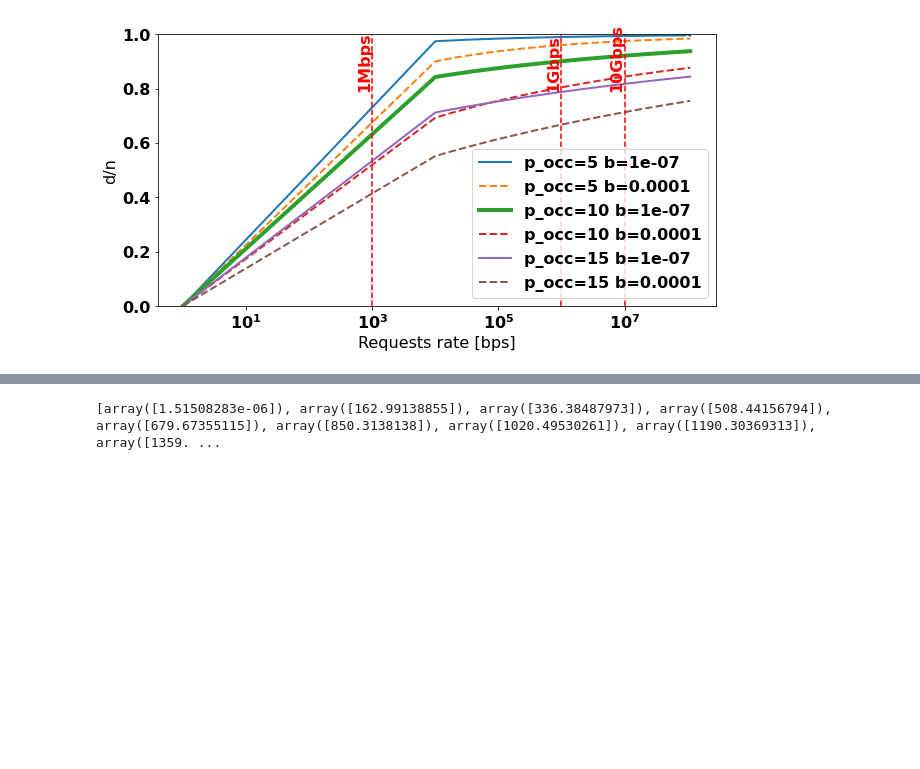
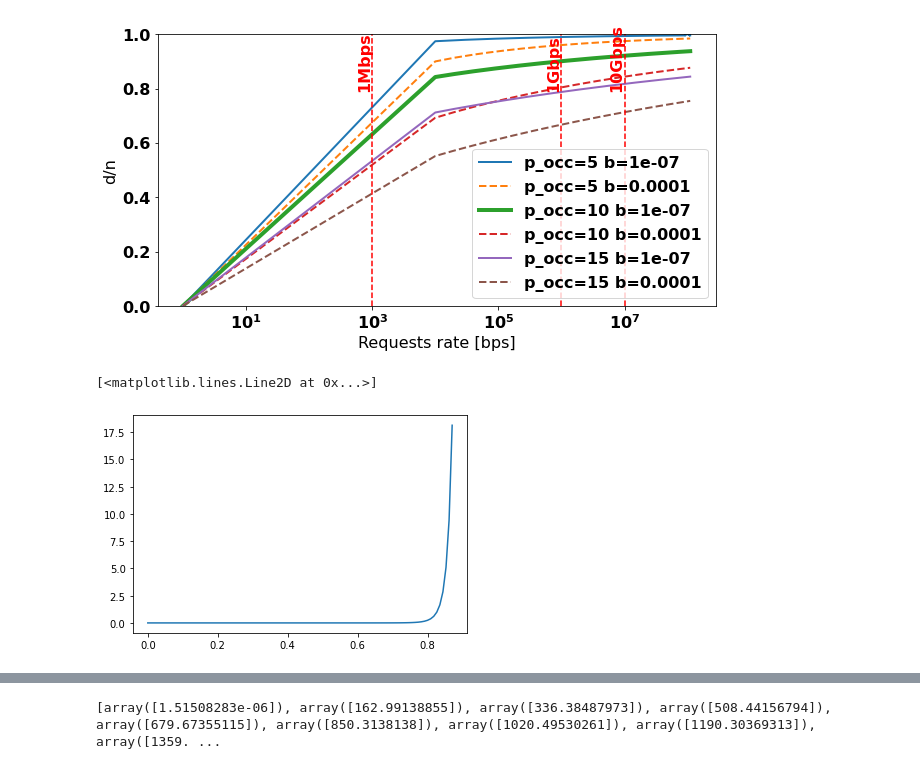
Before and after one commit to datahop/p2p-service-discovery, a Jupyter notebook: service-discovery/python/analysis_section.ipynb, the cells around one changed output, grey strips where cells are left out. Cells and saved outputs as stored; diff of their text form; code cells hidden in the pictures; blank space fills up the shorter version.

```diff
--- a/service-discovery/python/analysis_section.ipynb
+++ b/service-discovery/python/analysis_section.ipynb
@@ -77,7 +77,11 @@ plt.show()
 # %%
 import numpy as np
 import matplotlib.pyplot as plt
 from scipy.optimize import fsolve
-cC = np.linspace(0, 0.851, 100)
-w_max = 0.0001/((1-cC)**10)
+cC = np.linspace(0, 0.83, 100)
+#in hours
+w_max = (0.0000001*15)/(((1-cC)**10)*60)
 plt.plot(cC, w_max)
+# %% [output]
+[<matplotlib.lines.Line2D at 0x...>]
+[figure, added]
```
Also changed, not shown: parts of 1 cell of this notebook.
